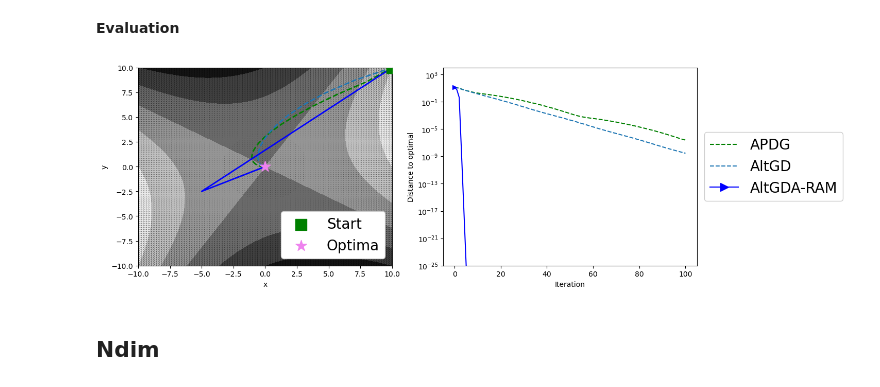
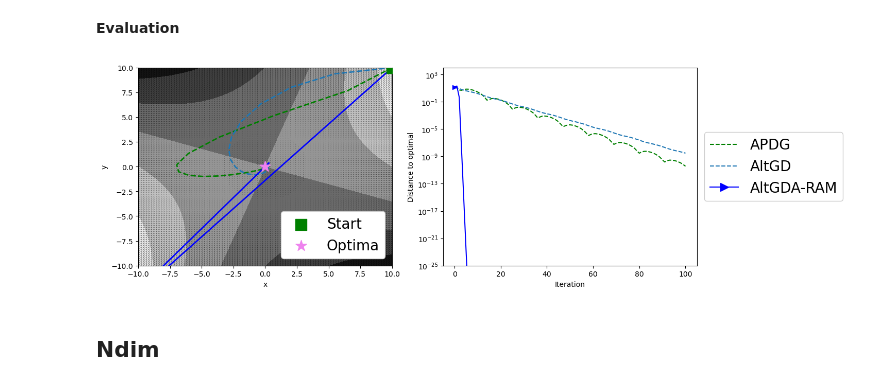
Before and after one commit to mrph2898/MASS, a Jupyter notebook: experiments/APDGConstants_Estimation.ipynb, the cells around one changed output. Saved outputs shown, nothing was run; the diff lists cells and outputs as text; code cells hidden in the pictures.

```diff
--- a/experiments/APDGConstants_Estimation.ipynb
+++ b/experiments/APDGConstants_Estimation.ipynb
@@ -85,38 +85,38 @@ if not os.path.exists(FIG_DIR):
 k = 5
 markevery= 10
 x0, y0 = np.array([10.]),np.array([10.])
-A = np.eye(1, 1)
+A = np.eye(1, 1)*2.5
 
 problem = pr.func2(A=A)
 xopt, yopt = problem.xopt, problem.yopt
 params = {"apdg": None,
           'altgd': 0.1,
           'AA': 0.5
          }
 xmin, xmax, xstep = (-10, 10, .2)
 ymin, ymax, ystep = (-10, 10, .2)
  # {'simgd':0.05, 'altgd':0.1, 'avg':1, 'adam':0.01, 'eg':0.6,'omd':0.3, 'fr':0.05,'AA':0.5}
 f = problem.f
 g = problem.g
 
 type2=True
 iteration = 100
 loss_f3, xpath_f3, ypath_f3 = ut.main(problem, iteration, x0.copy(), y0.copy(), params, k=k)
 
 x, y = np.meshgrid(np.arange(xmin, xmax + xstep, xstep), np.arange(ymin, ymax + ystep, ystep))
 z = lambda x, y: f(x, y) - g(x, y) + x * A * y
 z = z(x, y)
 dz_dx = elementwise_grad(f, argnum=0)(x, y)
 dz_dy = elementwise_grad(g, argnum=1)(x, y)
 ut.plot(x, y, z, dz_dx, dz_dy,
         loss_f3, xpath_f3, ypath_f3, iteration, k,
         start=(x0, y0), solution=(xopt, yopt),
         ranges={"x": (-10, 10, .2),
                 "y": (-10, 10, .2)
                }, figname=figname,
         fig_dir=FIG_DIR, markevery=10)
 # %% [output]
-[figure, old version]
+[figure, new version]
 # %% [markdown]
 ## Ndim
 # %%
```
Also changed, not shown: 3 other files.
